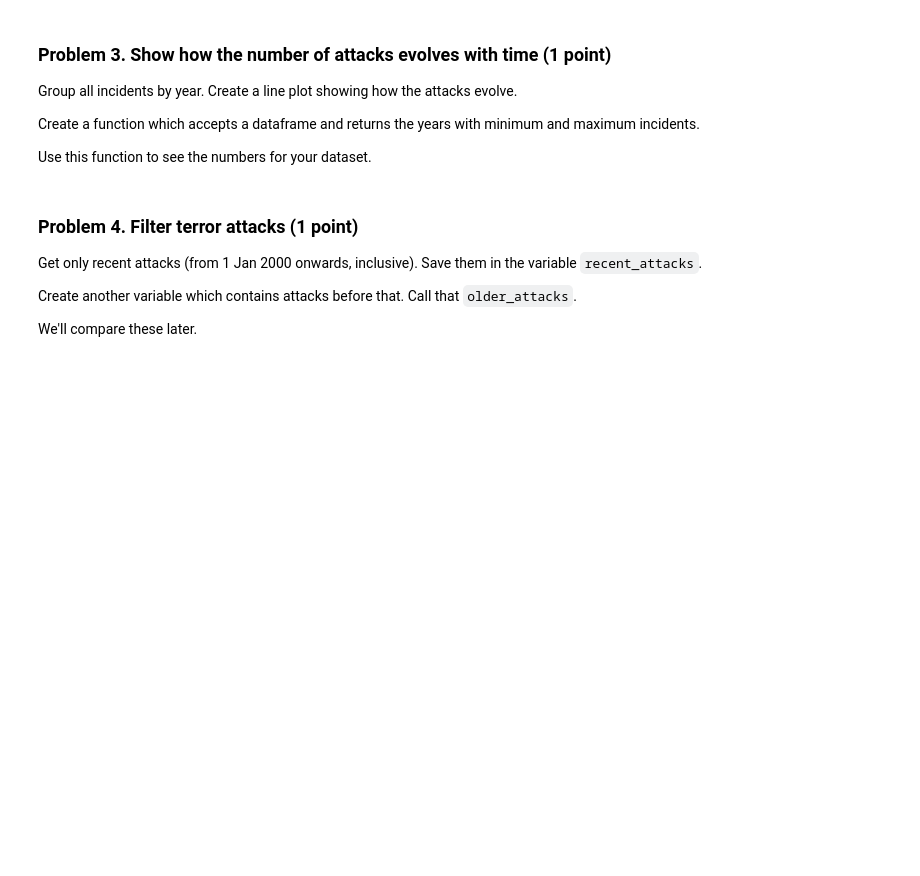
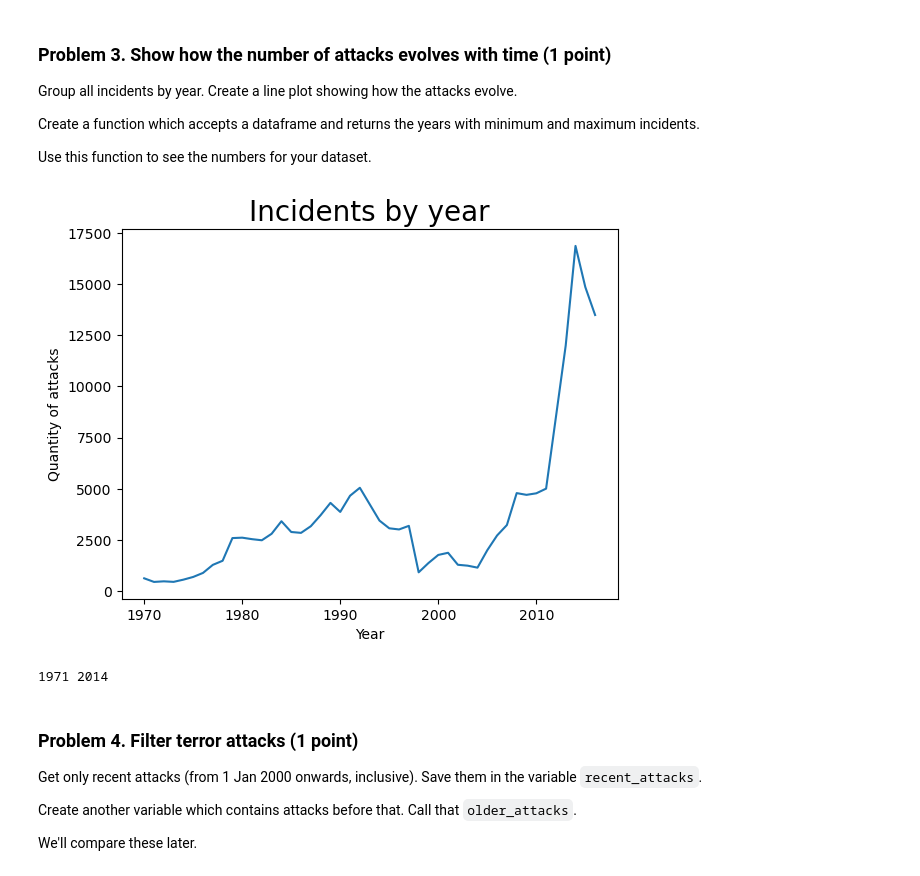
Before and after one commit to mstoychev/Data-Science-SoftwareUniversity, a Jupyter notebook: 5. Working with Spatial Data and Network Analysis/2. Homework/Spatial Data and Networks Lab.ipynb, the cells around one changed output. Drawn from its saved outputs; the diff is of its cells as text; code cells hidden in the pictures; blank space fills up the shorter version.

```diff
--- a/5. Working with Spatial Data and Network Analysis/2. Homework/Spatial Data and Networks Lab.ipynb
+++ b/5. Working with Spatial Data and Network Analysis/2. Homework/Spatial Data and Networks Lab.ipynb
@@ -114,0 +103,9 @@ def get_max_and_min_incidents_years(dataframe):
+# %%
+attacks_by_year = terrorism_data.groupby(terrorism_data.date.dt.year).date.count()
+attacks_by_year.plot()
+plt.title("Incidents by year", fontsize=20)
+plt.xlabel("Year")
+plt.ylabel("Quantity of attacks")
+plt.show()
+# %% [output]
+[figure, added]
@@ -116,6 +124,11 @@ def get_max_and_min_incidents_years(dataframe):
 min_year, max_year = get_max_and_min_incidents_years(terrorism_data)
 assert_equal(min_year, 1971)
 assert_equal(max_year, 2014)
+# %%
+min_year, max_year = get_max_and_min_incidents_years(terrorism_data)
+print(min_year, max_year)
+# %% [output]
+1971 2014
 # %% [markdown]
 ### Problem 4. Filter terror attacks (1 point)
 Get only recent attacks (from 1 Jan 2000 onwards, inclusive). Save them in the variable `recent_attacks`.
```
Also changed, not shown: parts of 5 cells of this notebook.
